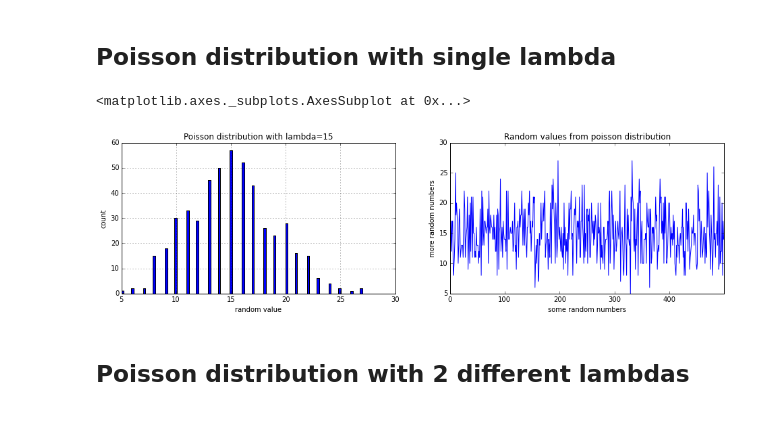
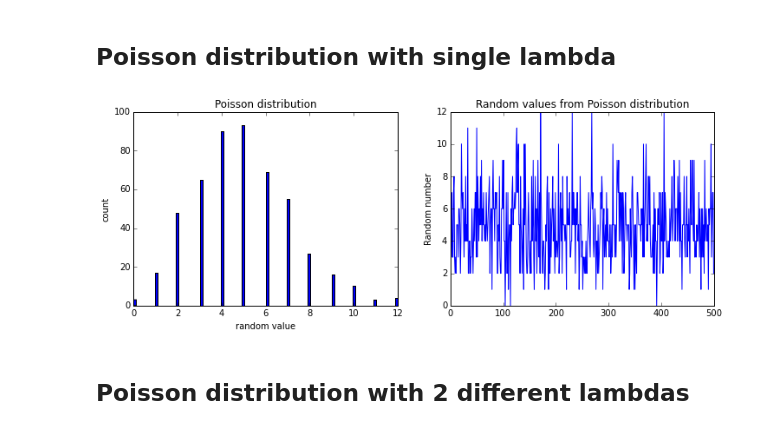
Before and after one commit to klangner/notebooks, a Jupyter notebook: stats/Probability distributions.ipynb, the cells around one changed output. Saved outputs shown, nothing was run; the diff lists cells and outputs as text; code cells hidden in the pictures.

```diff
--- a/stats/Probability distributions.ipynb
+++ b/stats/Probability distributions.ipynb
@@ -29,22 +28,9 @@ df.plot()
 # %% [markdown]
 ## Poisson distribution with single lambda
-# %%
-l = 15
-df2 = pd.Series(np.random.poisson(lam=l, size=500))
-
-fig = plt.figure(figsize=(16,4))
-ax1 = fig.add_subplot(121)
-ax1.set_title("Poisson distribution with lambda=%d" % l)
-ax1.set_xlabel('random value')
-ax1.set_ylabel('count')
-df2.hist(bins=100)
-ax2 = fig.add_subplot(122)
-ax2.set_title("Random values from poisson distribution")
-ax2.set_xlabel('some random numbers')
-ax2.set_ylabel('more random numbers')
-df2.plot()
-# %% [output]
-<matplotlib.axes._subplots.AxesSubplot at 0x...>
-[figure, removed]
+# %%
+df2 = np.random.poisson(lam=5, size=500)
+plot_dist(df2, "Poisson")
+# %% [output]
+[figure, added]
 # %% [markdown]
 ## Poisson distribution with 2 different lambdas
```
Also changed, not shown: parts of 10 cells of this notebook, 2 other files.
